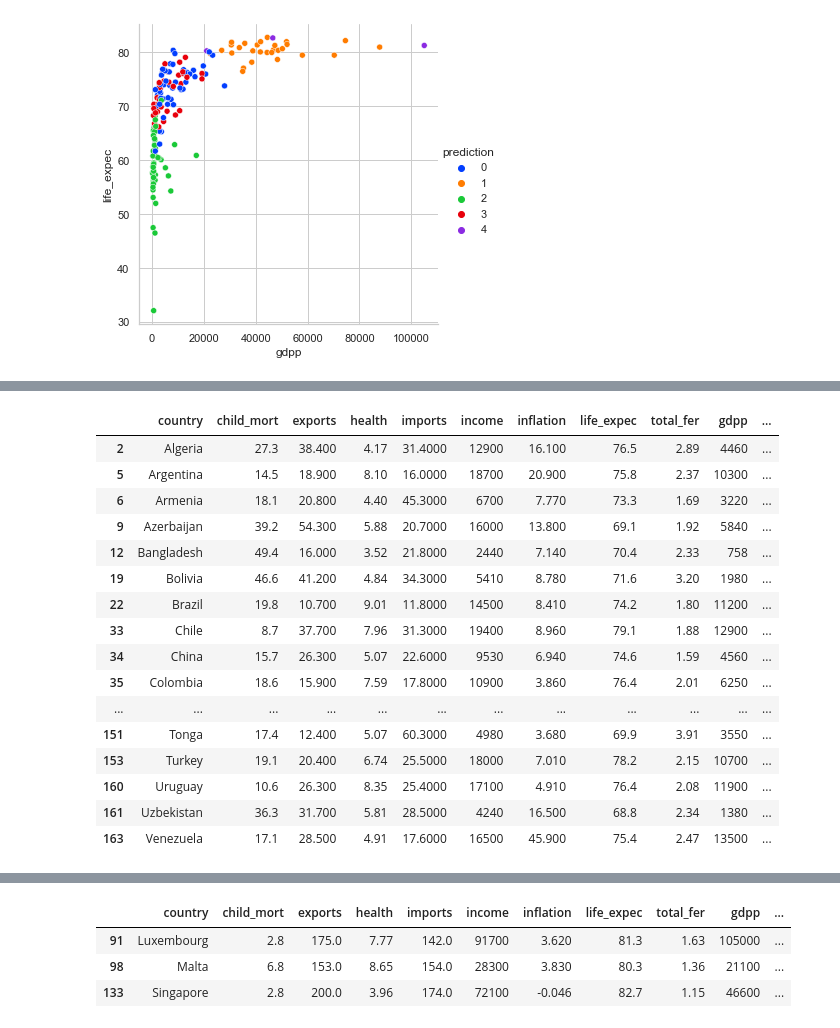
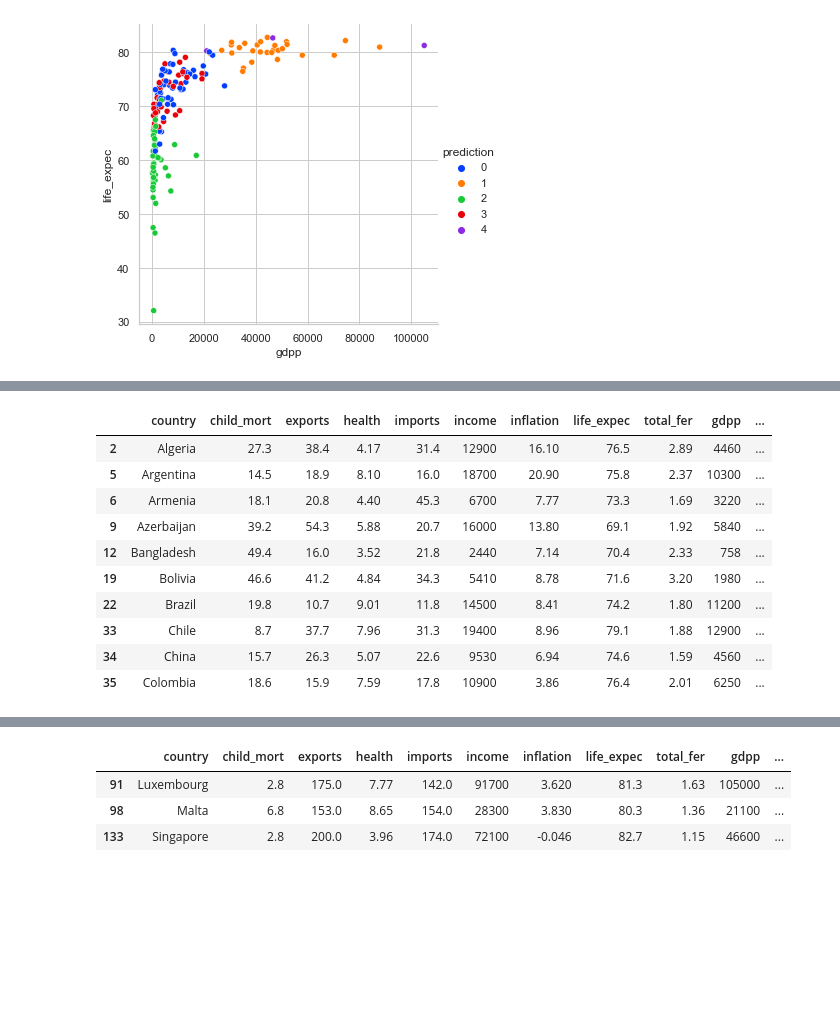
Before and after one commit to paulgst/Kaggle-Country-Data, a Jupyter notebook: Country_Data.ipynb, the cells around one changed output, grey strips where cells are left out. Cells and saved outputs as stored; diff of their text form; code cells hidden in the pictures; blank space fills up the shorter version.

```diff
--- a/Country_Data.ipynb
+++ b/Country_Data.ipynb
@@ -172,8 +161,8 @@ plt.show()
 for i in range(3,9):
     kmeans = KMeans(n_clusters=i, random_state=0)
     kmeans.fit(df_sc)
-    labels = kmeans.labels_
-    df['prediction']=pd.DataFrame(labels)
+    labels_predict = kmeans.labels_
+    df['prediction']=pd.DataFrame(labels_predict)
     print(df.groupby('prediction')['country'].count())
 # %% [output]
 prediction
@@ -197,6 +186,7 @@ Name: country, dtype: int64
 kmeans = KMeans(n_clusters=5, random_state=0)
 kmeans.fit(df_sc)
 
-labels = kmeans.labels_
-labels
+labels_predict = kmeans.labels_
+df['prediction']=pd.DataFrame(labels_predict)
+df.head(10)
 # %% [output]
@@ -211,2 +203,0 @@ array([2, 0, 3, 2, 0, 3, 3, 1, 1, 3, 0, 0, 3, 0, 0, 1, 0, 2, 0, 3, 0, 2,
-# %%
-df['prediction']=pd.DataFrame(labels)
@@ -334,20 +258,14 @@ round(df[df['prediction']==2].describe().T,2)
 # %%
-df[df['prediction']==3]
+df[df['prediction']==3].head(10)
 # %% [output]
 |  | country | child_mort | exports | health | imports | income | inflation | life_expec | total_fer | gdpp | ... |
-| 2 | Algeria | 27.3 | 38.400 | 4.17 | 31.4000 | 12900 | 16.100 | 76.5 | 2.89 | 4460 | ... |
-| 5 | Argentina | 14.5 | 18.900 | 8.10 | 16.0000 | 18700 | 20.900 | 75.8 | 2.37 | 10300 | ... |
-| 6 | Armenia | 18.1 | 20.800 | 4.40 | 45.3000 | 6700 | 7.770 | 73.3 | 1.69 | 3220 | ... |
-| 9 | Azerbaijan | 39.2 | 54.300 | 5.88 | 20.7000 | 16000 | 13.800 | 69.1 | 1.92 | 5840 | ... |
-| 12 | Bangladesh | 49.4 | 16.000 | 3.52 | 21.8000 | 2440 | 7.140 | 70.4 | 2.33 | 758 | ... |
-| 19 | Bolivia | 46.6 | 41.200 | 4.84 | 34.3000 | 5410 | 8.780 | 71.6 | 3.20 | 1980 | ... |
-| 22 | Brazil | 19.8 | 10.700 | 9.01 | 11.8000 | 14500 | 8.410 | 74.2 | 1.80 | 11200 | ... |
-| 33 | Chile | 8.7 | 37.700 | 7.96 | 31.3000 | 19400 | 8.960 | 79.1 | 1.88 | 12900 | ... |
-| 34 | China | 15.7 | 26.300 | 5.07 | 22.6000 | 9530 | 6.940 | 74.6 | 1.59 | 4560 | ... |
-| 35 | Colombia | 18.6 | 15.900 | 7.59 | 17.8000 | 10900 | 3.860 | 76.4 | 2.01 | 6250 | ... |
-| ... | ... | ... | ... | ... | ... | ... | ... | ... | ... | ... | ... |
-| 151 | Tonga | 17.4 | 12.400 | 5.07 | 60.3000 | 4980 | 3.680 | 69.9 | 3.91 | 3550 | ... |
-| 153 | Turkey | 19.1 | 20.400 | 6.74 | 25.5000 | 18000 | 7.010 | 78.2 | 2.15 | 10700 | ... |
-| 160 | Uruguay | 10.6 | 26.300 | 8.35 | 25.4000 | 17100 | 4.910 | 76.4 | 2.08 | 11900 | ... |
-| 161 | Uzbekistan | 36.3 | 31.700 | 5.81 | 28.5000 | 4240 | 16.500 | 68.8 | 2.34 | 1380 | ... |
-| 163 | Venezuela | 17.1 | 28.500 | 4.91 | 17.6000 | 16500 | 45.900 | 75.4 | 2.47 | 13500 | ... |
+| 2 | Algeria | 27.3 | 38.4 | 4.17 | 31.4 | 12900 | 16.10 | 76.5 | 2.89 | 4460 | ... |
+| 5 | Argentina | 14.5 | 18.9 | 8.10 | 16.0 | 18700 | 20.90 | 75.8 | 2.37 | 10300 | ... |
+| 6 | Armenia | 18.1 | 20.8 | 4.40 | 45.3 | 6700 | 7.77 | 73.3 | 1.69 | 3220 | ... |
+| 9 | Azerbaijan | 39.2 | 54.3 | 5.88 | 20.7 | 16000 | 13.80 | 69.1 | 1.92 | 5840 | ... |
+| 12 | Bangladesh | 49.4 | 16.0 | 3.52 | 21.8 | 2440 | 7.14 | 70.4 | 2.33 | 758 | ... |
+| 19 | Bolivia | 46.6 | 41.2 | 4.84 | 34.3 | 5410 | 8.78 | 71.6 | 3.20 | 1980 | ... |
+| 22 | Brazil | 19.8 | 10.7 | 9.01 | 11.8 | 14500 | 8.41 | 74.2 | 1.80 | 11200 | ... |
+| 33 | Chile | 8.7 | 37.7 | 7.96 | 31.3 | 19400 | 8.96 | 79.1 | 1.88 | 12900 | ... |
+| 34 | China | 15.7 | 26.3 | 5.07 | 22.6 | 9530 | 6.94 | 74.6 | 1.59 | 4560 | ... |
+| 35 | Colombia | 18.6 | 15.9 | 7.59 | 17.8 | 10900 | 3.86 | 76.4 | 2.01 | 6250 | ... |
```
Also changed, not shown: parts of 30 cells of this notebook.
